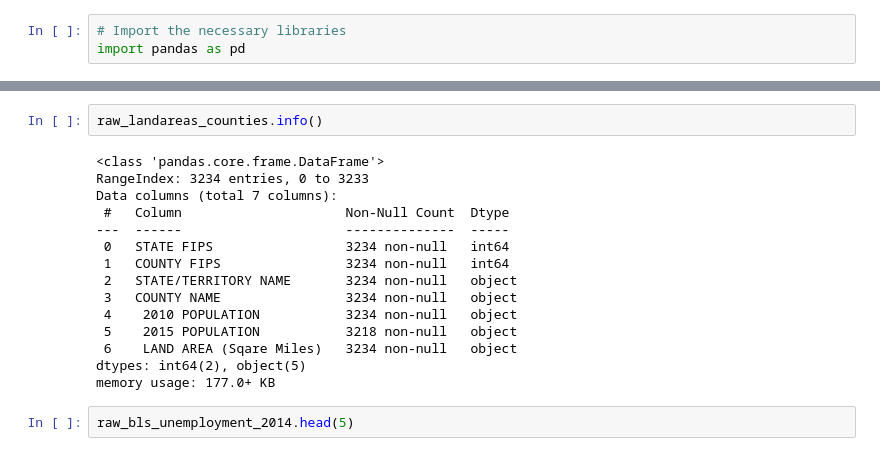
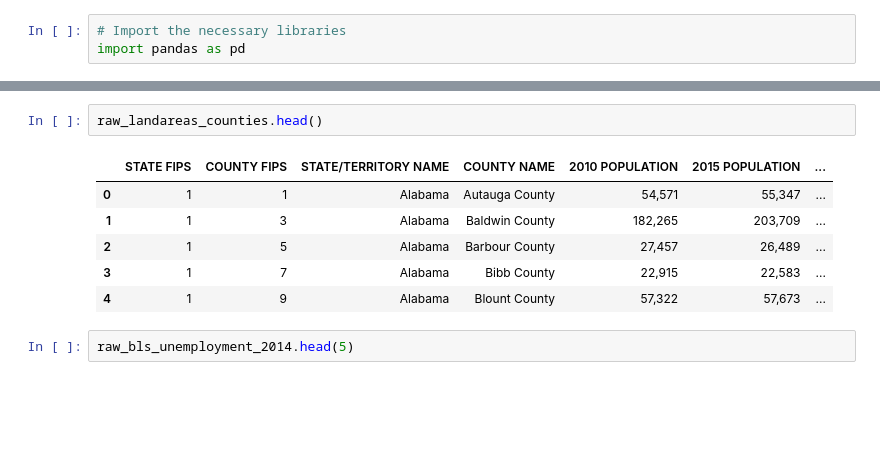
Before and after one commit to lswh/maba_analytics_algorithms_project, a Jupyter notebook: 06302021_TeamGreen_JupyterNotebookSubmission.ipynb, the cells around one changed output, grey strips where cells are left out. Drawn from its saved outputs; the diff is of its cells as text; blank space fills up the shorter version.

```diff
--- a/06302021_TeamGreen_JupyterNotebookSubmission.ipynb
+++ b/06302021_TeamGreen_JupyterNotebookSubmission.ipynb
@@ -63,22 +51,14 @@ raw_facebook_social_connectedness_index.head()
 | 3 | 1007 | 1.582025 | 1.260516 | 0.917058 | -0.494129 | -0.058211 | 0.186697 | -0.005468 | -1.067442 | 0.652287 | ... |
 | 4 | 1009 | 1.582025 | 1.260516 | 0.917058 | -0.171091 | -0.073473 | 0.226810 | 0.135776 | -0.950562 | 0.107296 | ... |
 # %%
-raw_landareas_counties.info()
+raw_landareas_counties.head()
 # %% [output]
-<class 'pandas.core.frame.DataFrame'>
-RangeIndex: 3234 entries, 0 to 3233
-Data columns (total 7 columns):
- #   Column                     Non-Null Count  Dtype
----  ------                     --------------  -----
- 0   STATE FIPS                 3234 non-null   int64
- 1   COUNTY FIPS                3234 non-null   int64
- 2   STATE/TERRITORY NAME       3234 non-null   object
- 3   COUNTY NAME                3234 non-null   object
- 4    2010 POPULATION           3234 non-null   object
- 5    2015 POPULATION           3218 non-null   object
- 6    LAND AREA (Sqare Miles)   3234 non-null   object
-dtypes: int64(2), object(5)
-memory usage: 177.0+ KB
+|  | STATE FIPS | COUNTY FIPS | STATE/TERRITORY NAME | COUNTY NAME | 2010 POPULATION | 2015 POPULATION | ... |
+| 0 | 1 | 1 | Alabama | Autauga County | 54,571 | 55,347 | ... |
+| 1 | 1 | 3 | Alabama | Baldwin County | 182,265 | 203,709 | ... |
+| 2 | 1 | 5 | Alabama | Barbour County | 27,457 | 26,489 | ... |
+| 3 | 1 | 7 | Alabama | Bibb County | 22,915 | 22,583 | ... |
+| 4 | 1 | 9 | Alabama | Blount County | 57,322 | 57,673 | ... |
 # %%
 raw_bls_unemployment_2014.head(5)
 # %% [output]
```
Also changed, not shown: parts of 7 cells of this notebook.
